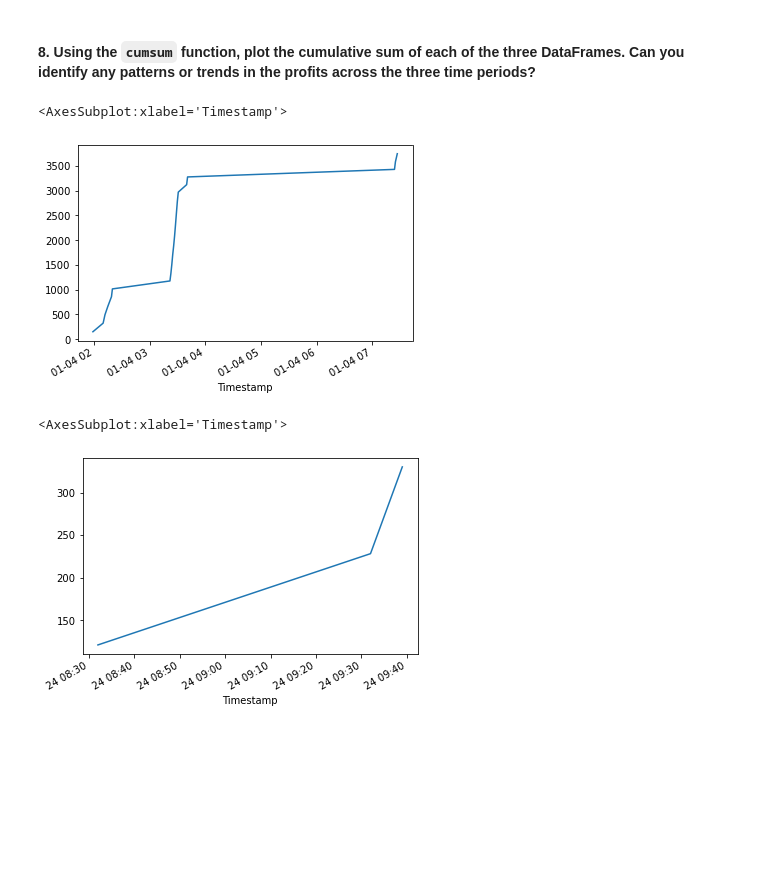
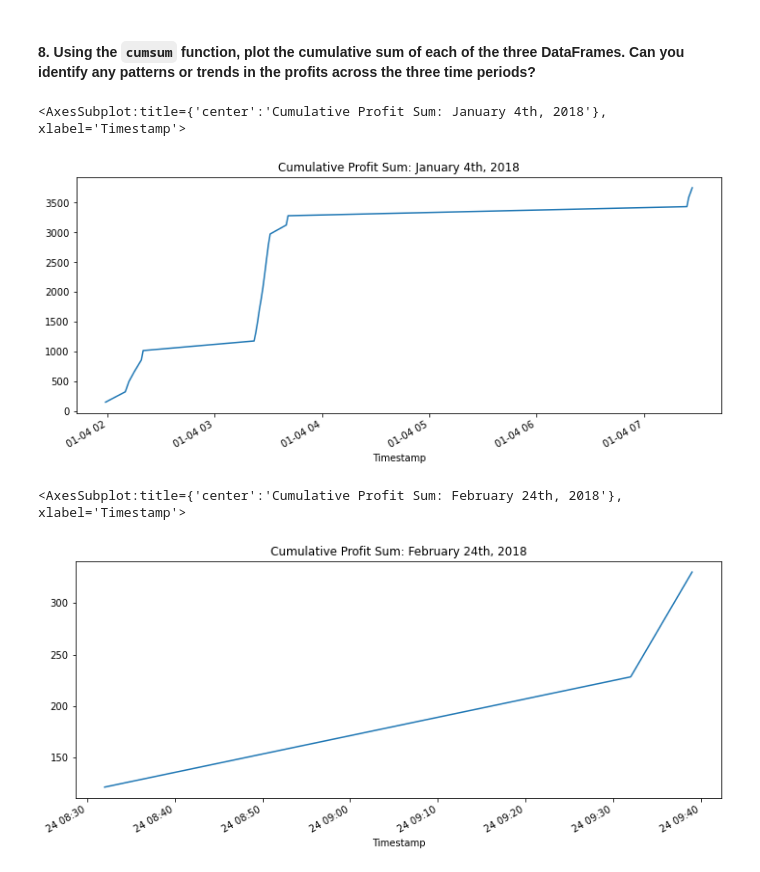
Before and after one commit to ForrestSurles/Bitcoin_Exchange_Arbitrage_Analysis, a Jupyter notebook: crypto_arbitrage.ipynb, the cells around one changed output. Drawn from its saved outputs; the diff is of its cells as text; code cells hidden in the pictures; blank space fills up the shorter version.

```diff
--- a/crypto_arbitrage.ipynb
+++ b/crypto_arbitrage.ipynb
@@ -760,15 +757,15 @@ cumulative_profit_middle    =   profit_per_trade_middle   .cumsum()
 cumulative_profit_late      =   profit_per_trade_late     .cumsum()
 # %%
 # Plot the cumulative sum of profits for the early profit per trade DataFrame
-cumulative_profit_early.plot()
+cumulative_profit_early.plot(figsize=(12,5),title='Cumulative Profit Sum: January 4th, 2018')
 # %% [output]
-<AxesSubplot:xlabel='Timestamp'>
+<AxesSubplot:title={'center':'Cumulative Profit Sum: January 4th, 2018'}, xlabel='Timestamp'>
-[figure, old version]
+[figure, new version]
 # %%
 # Plot the cumulative sum of profits for the middle profit per trade DataFrame
-cumulative_profit_middle.plot()
+cumulative_profit_middle.plot(figsize=(12,5),title='Cumulative Profit Sum: February 24th, 2018')
 # %% [output]
-<AxesSubplot:xlabel='Timestamp'>
+<AxesSubplot:title={'center':'Cumulative Profit Sum: February 24th, 2018'}, xlabel='Timestamp'>
-[figure, old version]
+[figure, new version]
 # %%
 # Plot the cumulative sum of profits for the late profit per trade DataFrame
```
Also changed, not shown: parts of 7 cells of this notebook.
